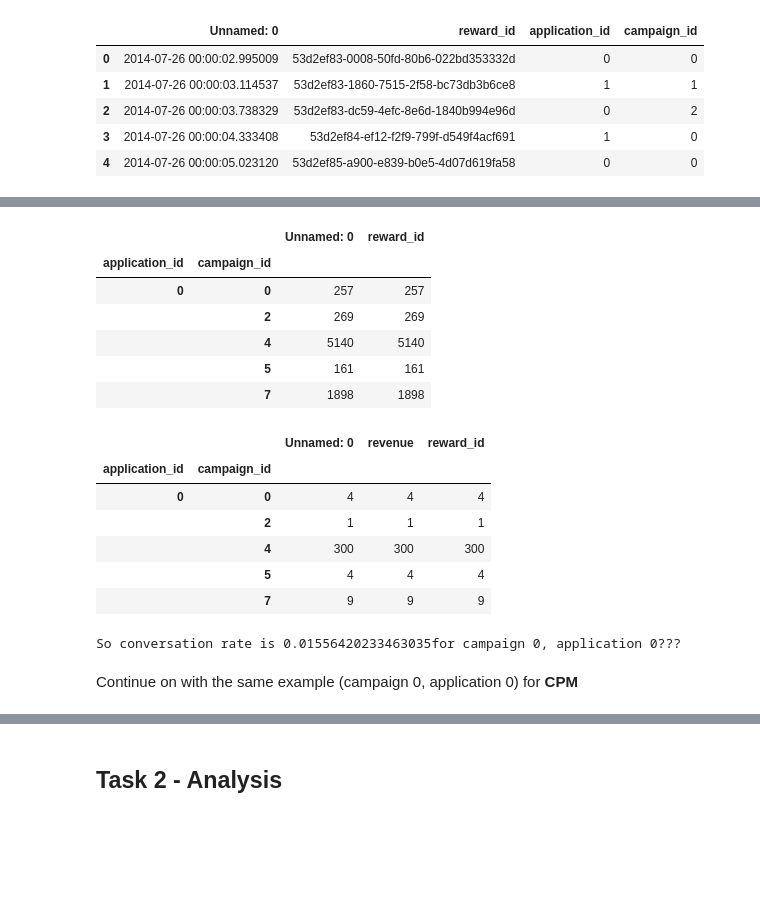
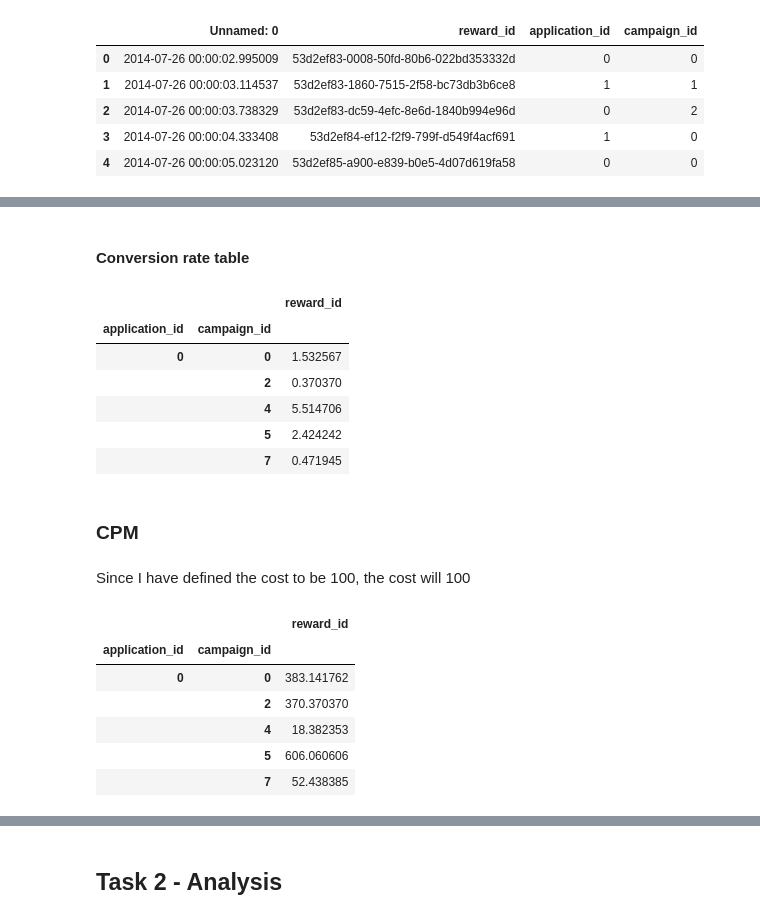
Before and after one commit to kammybdeng/data-science-journey, a Jupyter notebook: data-analysis/takehome challenges.ipynb, the cells around one changed output, grey strips where cells are left out. Cells and saved outputs as stored; diff of their text form; code cells hidden in the pictures; blank space fills up the shorter version.

Commit message:
finshed CPM and conversion rate

```diff
--- a/data-analysis/takehome challenges.ipynb
+++ b/data-analysis/takehome challenges.ipynb
@@ -68,0 +91,8 @@ offer_df = offers.groupby(['application_id', 'campaign_id']).count()
+# %%
+df = df[['reward_id', 'application_id', 'campaign_id', 'revenue']]
+# %%
+# number of impression - total count
+imp_count = df.groupby(['application_id', 'campaign_id'])['reward_id'].count()
+
+# number of clicks - revenue is not null
+click_count = df[df['revenue'].notnull()].groupby(['application_id', 'campaign_id'])['reward_id'].count()
@@ -69,10 +106,12 @@ offer_df = offers.groupby(['application_id', 'campaign_id']).count()
+# %% [markdown]
+#### Conversion rate table
 # %%
-offer_df.head()
+conversion_df.head()
 # %% [output]
-|  |  | Unnamed: 0 | reward_id |
-| application_id | campaign_id |  |  |
-| 0 | 0 | 257 | 257 |
-|  | 2 | 269 | 269 |
-|  | 4 | 5140 | 5140 |
-|  | 5 | 161 | 161 |
-|  | 7 | 1898 | 1898 |
+|  |  | reward_id |
+| application_id | campaign_id |  |
+| 0 | 0 | 1.532567 |
+|  | 2 | 0.370370 |
+|  | 4 | 5.514706 |
+|  | 5 | 2.424242 |
+|  | 7 | 0.471945 |
@@ -81,16 +118,20 @@ eng_df = engagement.groupby(['application_id', 'campaign_id']).count()
+# %% [markdown]
+### CPM
+# %% [markdown]
+Since I have defined the cost to be 100, the cost will 100
+# %%
+#CPM
+
+CPM_serie = (100 * 1000)/imp_count;
+# %%
+CPM_df = CPM_serie.to_frame()
 # %%
-eng_df.head()
+CPM_df.head()
 # %% [output]
-|  |  | Unnamed: 0 | revenue | reward_id |
-| application_id | campaign_id |  |  |  |
-| 0 | 0 | 4 | 4 | 4 |
-|  | 2 | 1 | 1 | 1 |
-|  | 4 | 300 | 300 | 300 |
-|  | 5 | 4 | 4 | 4 |
-|  | 7 | 9 | 9 | 9 |
+|  |  | reward_id |
+| application_id | campaign_id |  |
+| 0 | 0 | 383.141762 |
+|  | 2 | 370.370370 |
+|  | 4 | 18.382353 |
+|  | 5 | 606.060606 |
+|  | 7 | 52.438385 |
-# %%
-print('So conversation rate is {}for campaign 0, application 0???'.format(4/257))
-# %% [output]
-So conversation rate is 0.01556420233463035for campaign 0, application 0???
-# %% [markdown]
-Continue on with the same example (campaign 0, application 0) for **CPM**
```
Also changed, not shown: parts of 42 cells of this notebook.
